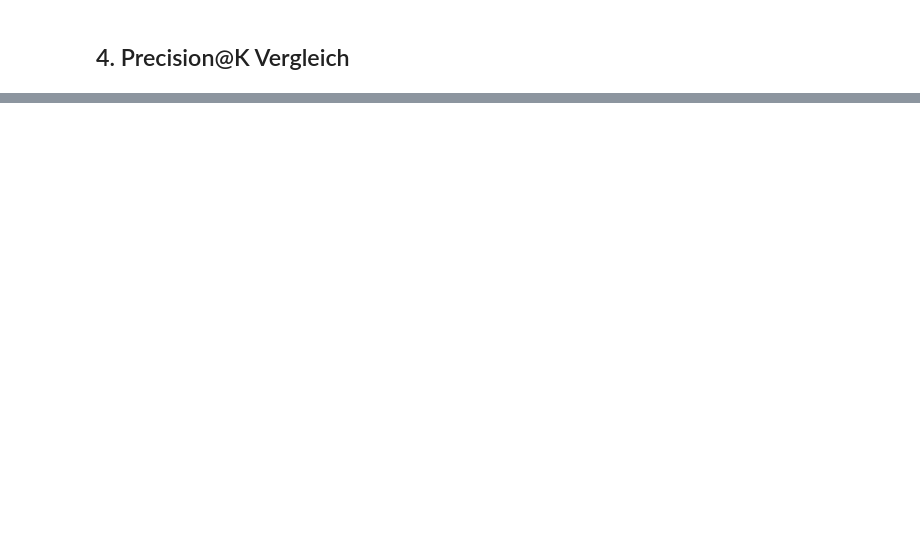
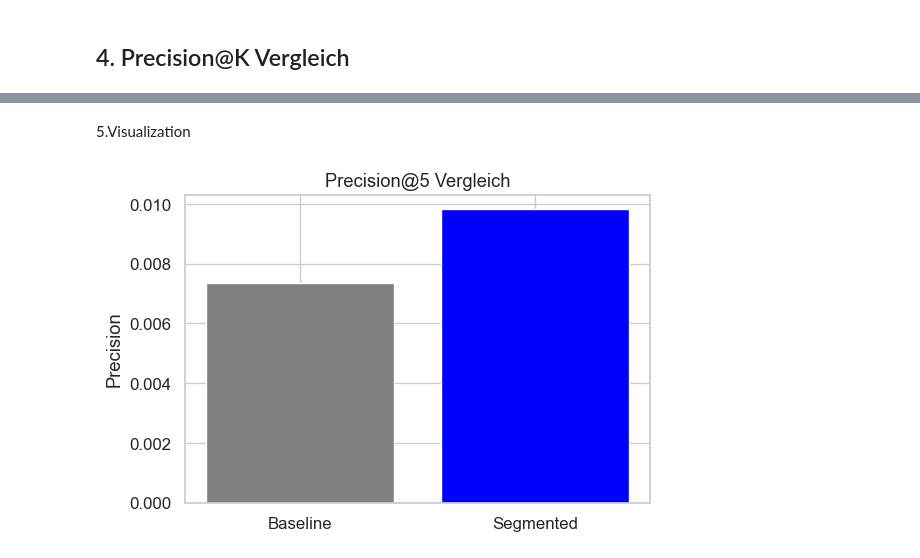
Before and after one commit to minimalmerlin/ki-marketing-personalisierung, a Jupyter notebook: notebooks/05_recommendation_logic.ipynb, the cells around one changed output, grey strips where cells are left out. Drawn from its saved outputs; the diff is of its cells as text; code cells hidden in the pictures; blank space fills up the shorter version.

```diff
--- a/notebooks/05_recommendation_logic.ipynb
+++ b/notebooks/05_recommendation_logic.ipynb
@@ -30,0 +103,19 @@ print('Setup OK')
+# %%
+
+# Durchschnittliche Interaktion pro Item berechnen
+item_popularity = (
+    df.groupby("item_id")["interaction"]
+    .mean()
+    .sort_values(ascending=False)
+)
+
+print("Top 10 beliebteste Items:")
+display(item_popularity.head(10))
+
+# Funktion: Empfiehlt die Top-N beliebtesten Items
+def recommend_popular_items(n=5):
+    return item_popularity.head(n).index.tolist()
+
+# Beispiel: Top-5 Empfehlungen
+popular_recommendations = recommend_popular_items(n=5)
+print("Top-5 Popularitätsempfehlungen:", popular_recommendations)
@@ -49,0 +312,12 @@ print('Setup OK')
+# %% [markdown]
+5.Visualization
+# %%
+import matplotlib.pyplot as plt
+
+plt.figure(figsize=(6,4))
+plt.bar(["Baseline", "Segmented"], [baseline_precision, segmented_precision], color=["gray","blue"])
+plt.title("Precision@5 Vergleich")
+plt.ylabel("Precision")
+plt.show()
+# %% [output]
+[figure, added]
```
Also changed, not shown: parts of 14 cells of this notebook.
